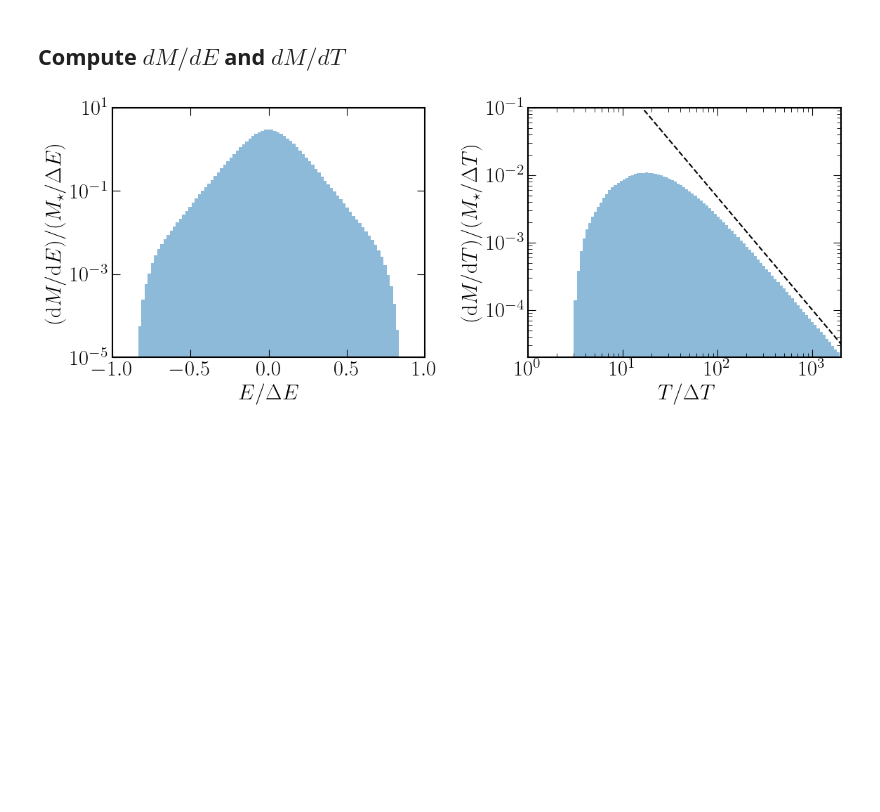
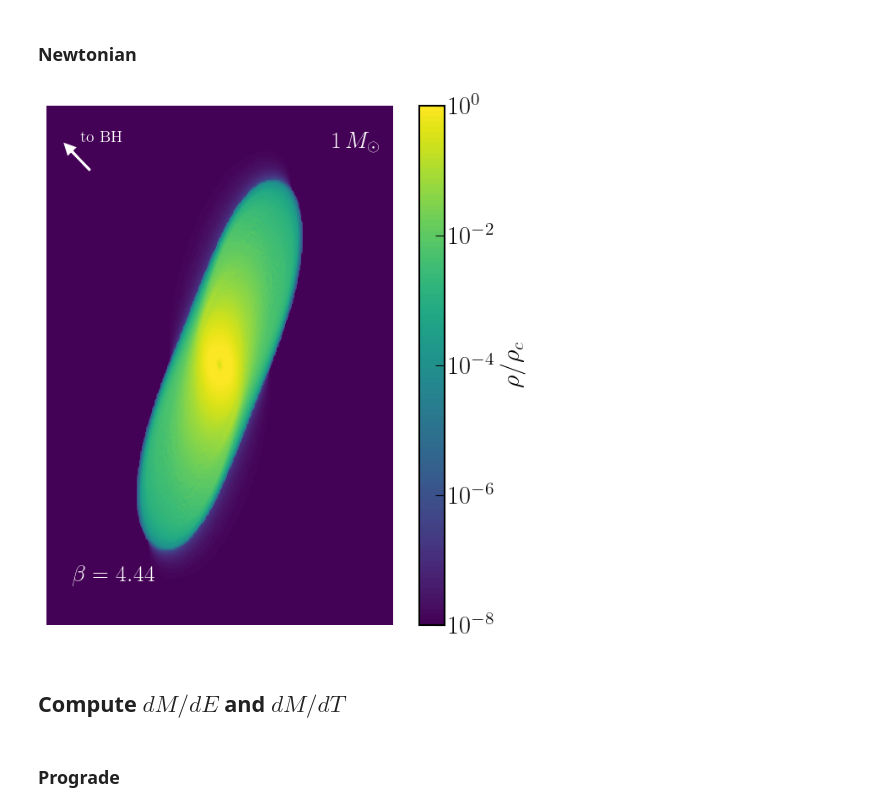
Before and after one commit to ZihanZhou26/PerTDE, a Jupyter notebook: TDECalculator_example.ipynb, the cells around one changed output. Saved outputs shown, nothing was run; the diff lists cells and outputs as text; code cells hidden in the pictures; blank space fills up the shorter version.

```diff
--- a/TDECalculator_example.ipynb
+++ b/TDECalculator_example.ipynb
@@ -102,2 +123,8 @@ plt.show()
+# %% [markdown]
+### Newtonian ###
+# %%
+density_plots(calc_nwtn)
+# %% [output]
+[figure, added]
 # %% [markdown]
-## Compute $dM/dE$ and $dM/dT$
+## Compute $dM/dE$ and $dM/dT$ ##
@@ -104,2 +174,4 @@ plt.show()
+# %% [markdown]
+### Prograde ###
 # %%
 # N_Omega is the number of angular cells of the grid used to sample the star
@@ -107,44 +178,0 @@ whole_star_sample = calc.whole_star_sample(N_Omega=300**2)
-# %%
-# unpack
-dE_rand   = whole_star_sample['dEnergy_random']      # shape (nr-1, N_Omega)
-dE_unp    = whole_star_sample['dEnergy_unperturbed']
-dT_rand   = whole_star_sample['dT_random']
-dT_unp    = whole_star_sample['dT_unperturbed']
-dMass     = whole_star_sample['dMass']               # same shape
-
-# set up figure
-fig, (axE, axT) = plt.subplots(1, 2, figsize=(12,5))
-
-# histograms in E
-bins_E = np.linspace(-2, 2, 200)
-axE.hist(dE_rand.flatten(),
-         weights=dMass.flatten(),
-         bins=bins_E,
-         density=True,
-         alpha=0.5)
-axE.set_yscale('log')
-axE.set_xlim(-1,1)
-axE.set_ylim(1e-5,10)
-axE.set_xlabel(r'$ E / \Delta E$')
-axE.set_ylabel(r'$(\mathrm{d}M/\mathrm{d}E) / (M_\star / \Delta E)$')
-
-# histograms in T
-bins_T = np.logspace(0, 6, 200)
-axT.hist(dT_rand.flatten(),
-         weights=dMass.flatten(),
-         bins=bins_T,
-         density=True,
-         alpha=0.5)
-# overplot T^{-5/3} reference
-axT.plot(bins_T, 10*bins_T**(-5/3), 'k--', label=r'$T^{-5/3}$')
-axT.set_xscale('log')
-axT.set_yscale('log')
-axT.set_xlim(1,2000)
-axT.set_ylim(2e-5,0.1)
-axT.set_xlabel(r'$T / \Delta T$')
-axT.set_ylabel(r'$(\mathrm{d}M/\mathrm{d}T) / (M_\star / \Delta T)$')
-
-plt.tight_layout()
-plt.show()
-# %% [output]
-[figure, removed]
```
Also changed, not shown: parts of 22 cells of this notebook.
